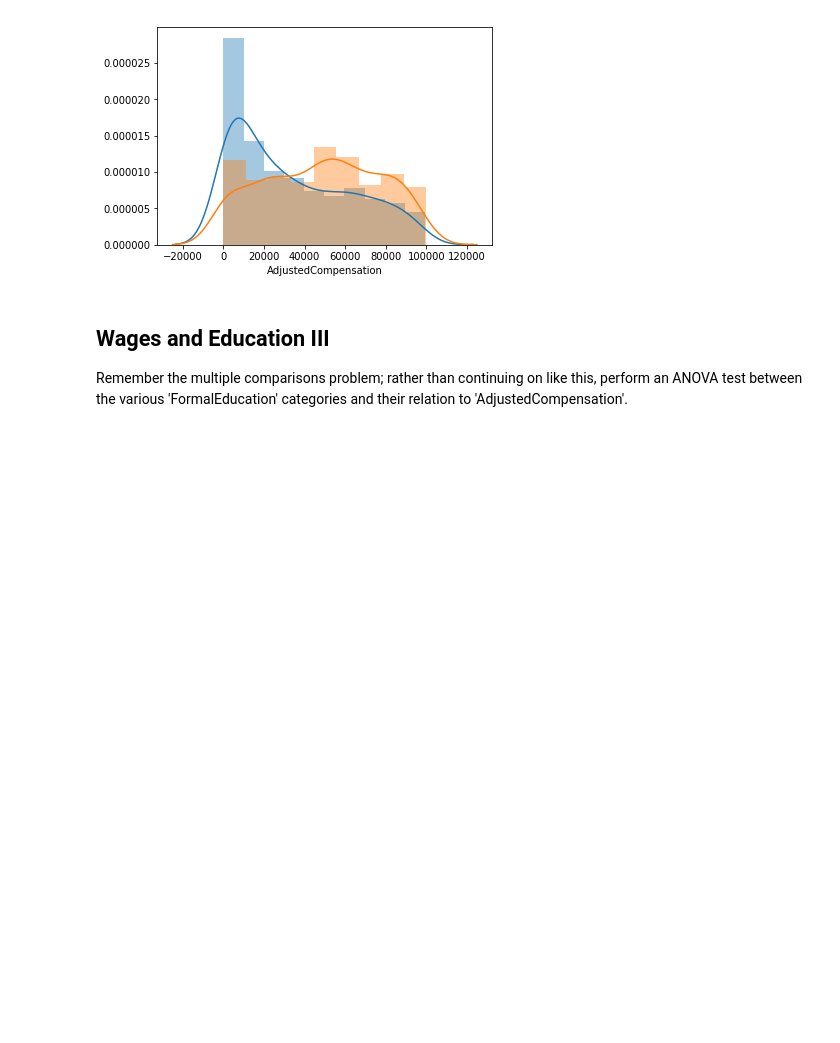
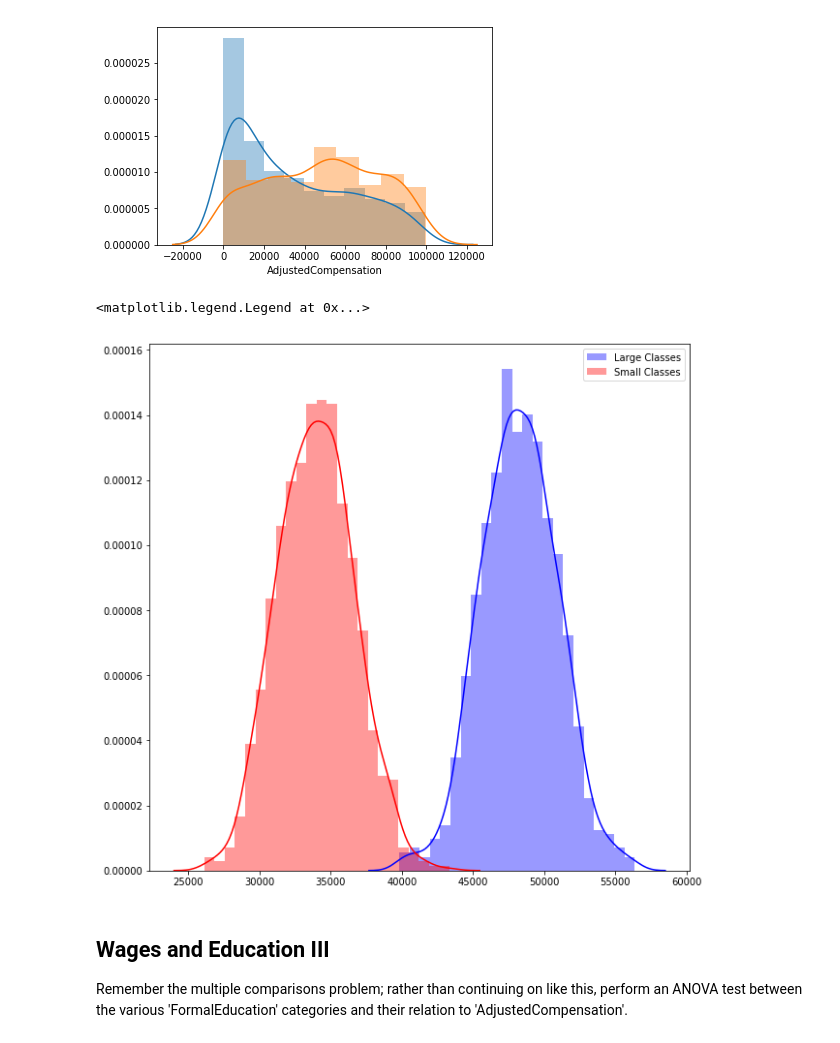
Before and after one commit to ortsed/dsc-in-depth-ab-testing-lab-dc-ds-career-042219, a Jupyter notebook: index.ipynb, the cells around one changed output. Drawn from its saved outputs; the diff is of its cells as text; code cells hidden in the pictures; blank space fills up the shorter version.

```diff
--- a/index.ipynb
+++ b/index.ipynb
@@ -152,18 +152,21 @@ sns.distplot(doc["AdjustedCompensation"])
 # %%
 fig = plt.figure(figsize=(10,10))
 
 large_samples = []
 small_samples = []
 for i in range(1000):
     sample1 = bach.sample(100)["AdjustedCompensation"]
     small_samples.append(sample1.mean())
 
-    sample2 = mast.sample(100)["AdjustedCompensation"]
+    sample2 = doc.sample(100)["AdjustedCompensation"]
     large_samples.append(sample2.mean())
 
 sns.distplot(large_samples, color="blue", label="Large Classes")
 sns.distplot(small_samples, color="red", label="Small Classes")
 plt.legend()
+# %% [output]
+<matplotlib.legend.Legend at 0x...>
+[figure, added]
 # %% [markdown]
 ## Wages and Education III
 
```
